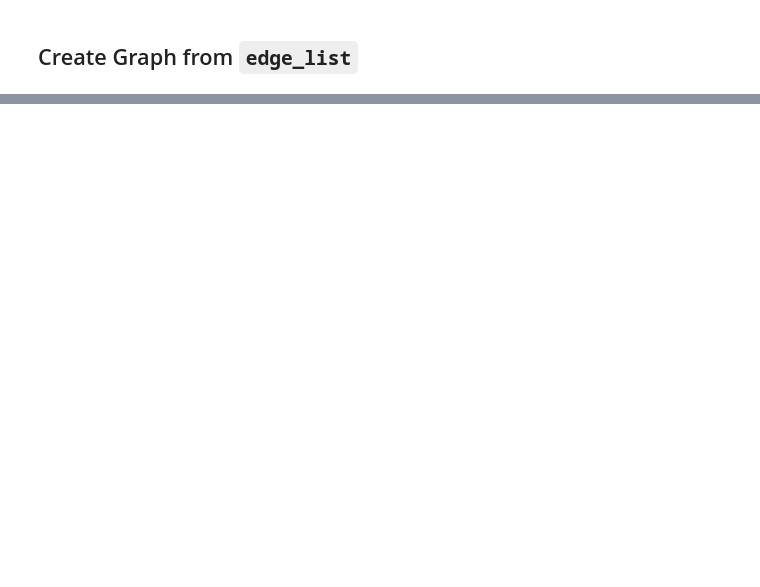
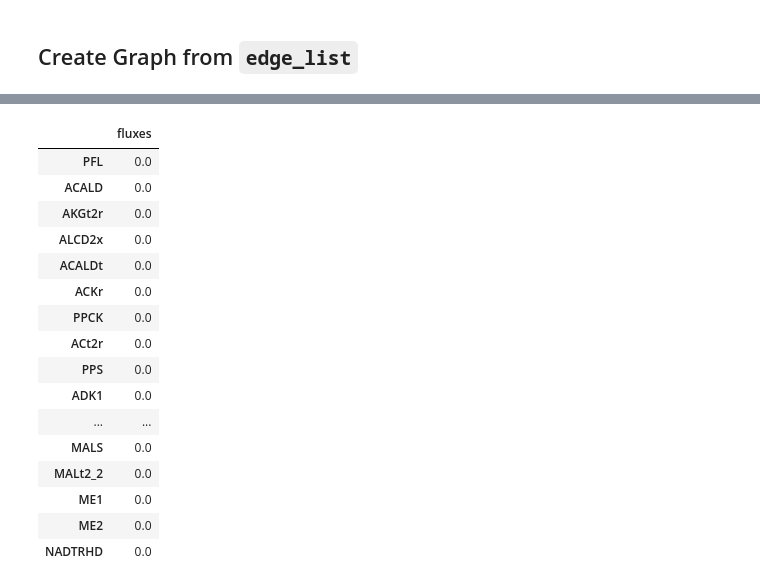
Before and after one commit to costasmexis/gemon, a Jupyter notebook: ecoli_core/e_coli_core_graph.ipynb, the cells around one changed output, grey strips where cells are left out. Saved outputs shown, nothing was run; the diff lists cells and outputs as text; code cells hidden in the pictures; blank space fills up the shorter version.

```diff
--- a/ecoli_core/e_coli_core_graph.ipynb
+++ b/ecoli_core/e_coli_core_graph.ipynb
@@ -201,0 +81,23 @@ nx.draw_networkx(G, pos)
+# %%
+fba = model.optimize()
+# %%
+fba = pd.DataFrame(fba.fluxes)
+fba[fba['fluxes'] == 0]
+# %% [output]
+|  | fluxes |
+| PFL | 0.0 |
+| ACALD | 0.0 |
+| AKGt2r | 0.0 |
+| ALCD2x | 0.0 |
+| ACALDt | 0.0 |
+| ACKr | 0.0 |
+| PPCK | 0.0 |
+| ACt2r | 0.0 |
+| PPS | 0.0 |
+| ADK1 | 0.0 |
+| ... | ... |
+| MALS | 0.0 |
+| MALt2_2 | 0.0 |
+| ME1 | 0.0 |
+| ME2 | 0.0 |
+| NADTRHD | 0.0 |
```
Also changed, not shown: parts of 39 cells of this notebook, 5 other files.
